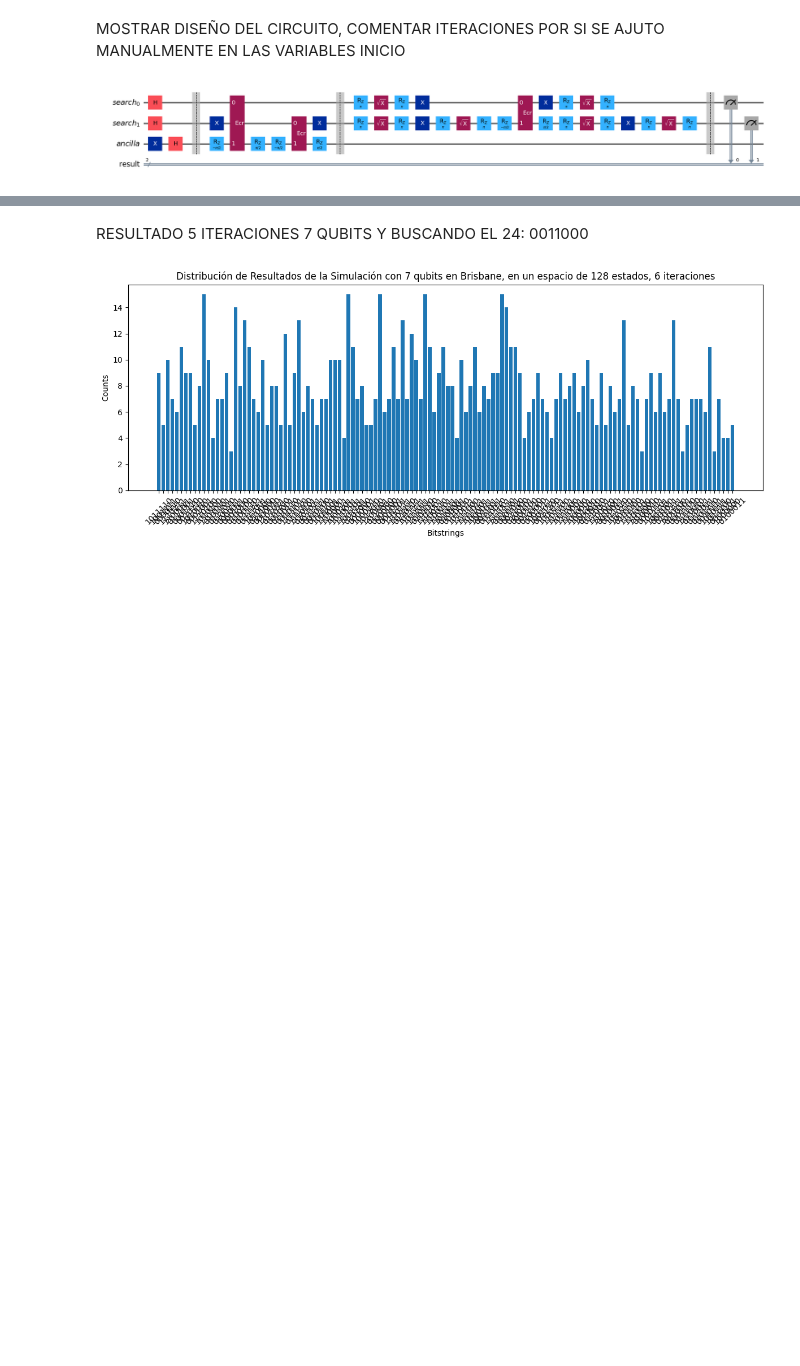
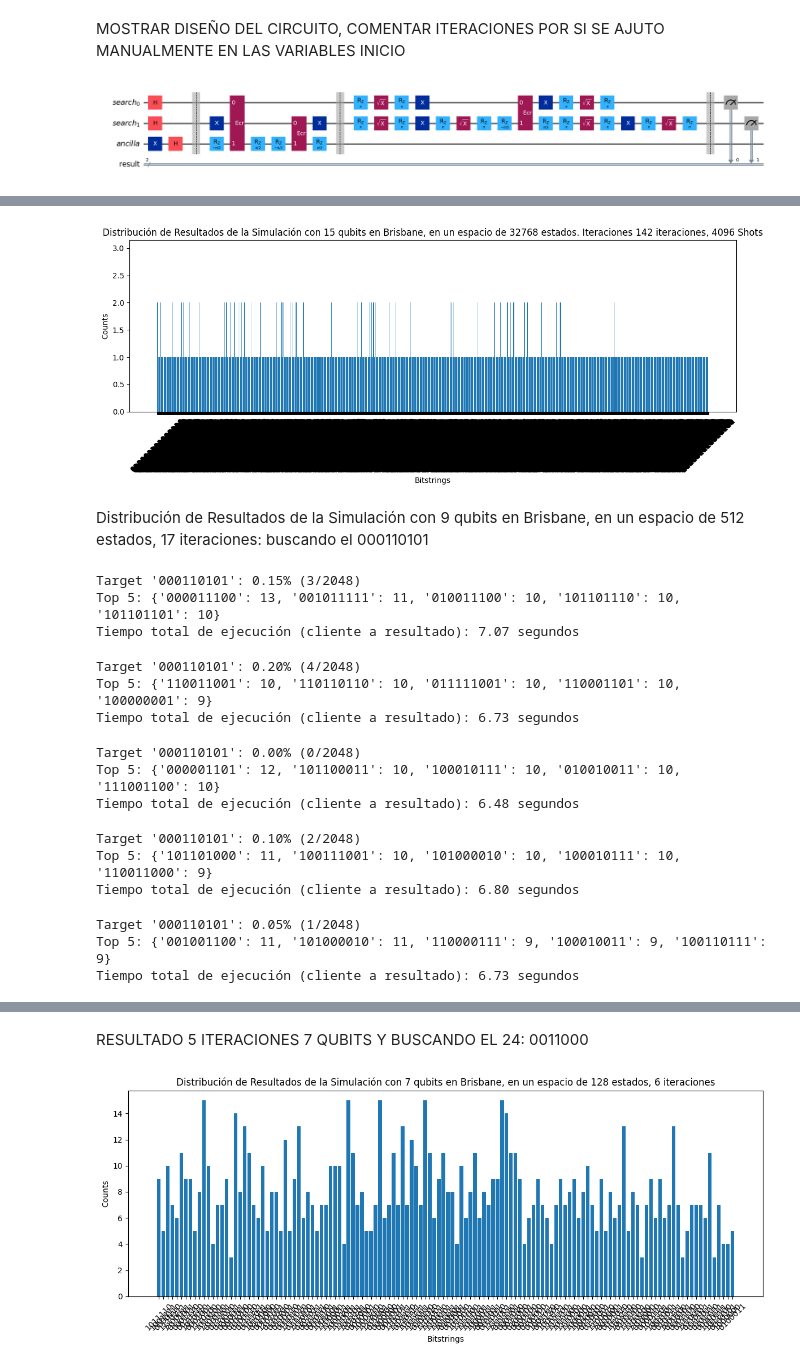
Before and after one commit to Stivenalp/Algoritmo-de-grover, a Jupyter notebook: grover_busqueda_ibm_brisbane.ipynb, the cells around one changed output, grey strips where cells are left out. Cells and saved outputs as stored; diff of their text form; code cells hidden in the pictures; blank space fills up the shorter version.

Commit message:
Cambios y 15 qubits

```diff
--- a/grover_busqueda_ibm_brisbane.ipynb
+++ b/grover_busqueda_ibm_brisbane.ipynb
@@ -1544,0 +1553,72 @@ Tiempo total de ejecución (cliente a resultado): 6.40 segundos
+# %%
+plt.figure(figsize=(12, 5))
+plt.bar(counts.keys(), counts.values())
+plt.xlabel('Bitstrings')
+plt.ylabel('Counts')
+plt.title('Distribución de Resultados de la Simulación con 15 qubits en Brisbane, en un espacio de 32768 estados. Iteraciones 142 iteraciones, 4096 Shots')
+plt.xticks(rotation=45)
+plt.tight_layout()
+plt.show()
+
+# Opcional: Histograma Qiskit (mejor para pocos estados)
+plot_histogram(counts, title=f'Grover n={n}, target={target_number}')
+plt.show()
+# %% [output]
+[figure, added]
+# %% [markdown]
+Distribución de Resultados de la Simulación con 9 qubits en Brisbane, en un espacio de 512 estados, 17 iteraciones: buscando el 000110101
+# %%
+# --- Verificación ---
+target_bitstring = format(target_number, f'0{n}b')
+prob_target = counts.get(target_bitstring, 0) / shots * 100
+print(f"Target '{target_bitstring}': {prob_target:.2f}% ({counts.get(target_bitstring, 0)}/{shots})")
+print("Top 5:", dict(sorted(counts.items(), key=lambda x: x[1], reverse=True)[:5]))
+print(f"Tiempo total de ejecución (cliente a resultado): {end_time - start_time:.2f} segundos")
+# %% [output]
+Target '000110101': 0.15% (3/2048)
+Top 5: {'000011100': 13, '001011111': 11, '010011100': 10, '101101110': 10, '101101101': 10}
+Tiempo total de ejecución (cliente a resultado): 7.07 segundos
+# %%
+# --- Verificación ---
+target_bitstring = format(target_number, f'0{n}b')
+prob_target = counts.get(target_bitstring, 0) / shots * 100
+print(f"Target '{target_bitstring}': {prob_target:.2f}% ({counts.get(target_bitstring, 0)}/{shots})")
+print("Top 5:", dict(sorted(counts.items(), key=lambda x: x[1], reverse=True)[:5]))
+print(f"Tiempo total de ejecución (cliente a resultado): {end_time - start_time:.2f} segundos")
+# %% [output]
+Target '000110101': 0.20% (4/2048)
+Top 5: {'110011001': 10, '110110110': 10, '011111001': 10, '110001101': 10, '100000001': 9}
+Tiempo total de ejecución (cliente a resultado): 6.73 segundos
+# %%
+# --- Verificación ---
+target_bitstring = format(target_number, f'0{n}b')
+prob_target = counts.get(target_bitstring, 0) / shots * 100
+print(f"Target '{target_bitstring}': {prob_target:.2f}% ({counts.get(target_bitstring, 0)}/{shots})")
+print("Top 5:", dict(sorted(counts.items(), key=lambda x: x[1], reverse=True)[:5]))
+print(f"Tiempo total de ejecución (cliente a resultado): {end_time - start_time:.2f} segundos")
+# %% [output]
+Target '000110101': 0.00% (0/2048)
+Top 5: {'000001101': 12, '101100011': 10, '100010111': 10, '010010011': 10, '111001100': 10}
+Tiempo total de ejecución (cliente a resultado): 6.48 segundos
+# %%
+# --- Verificación ---
+target_bitstring = format(target_number, f'0{n}b')
+prob_target = counts.get(target_bitstring, 0) / shots * 100
+print(f"Target '{target_bitstring}': {prob_target:.2f}% ({counts.get(target_bitstring, 0)}/{shots})")
+print("Top 5:", dict(sorted(counts.items(), key=lambda x: x[1], reverse=True)[:5]))
+print(f"Tiempo total de ejecución (cliente a resultado): {end_time - start_time:.2f} segundos")
+# %% [output]
+Target '000110101': 0.10% (2/2048)
+Top 5: {'101101000': 11, '100111001': 10, '101000010': 10, '100010111': 10, '110011000': 9}
+Tiempo total de ejecución (cliente a resultado): 6.80 segundos
+# %%
+# --- Verificación ---
+target_bitstring = format(target_number, f'0{n}b')
+prob_target = counts.get(target_bitstring, 0) / shots * 100
+print(f"Target '{target_bitstring}': {prob_target:.2f}% ({counts.get(target_bitstring, 0)}/{shots})")
+print("Top 5:", dict(sorted(counts.items(), key=lambda x: x[1], reverse=True)[:5]))
+print(f"Tiempo total de ejecución (cliente a resultado): {end_time - start_time:.2f} segundos")
+# %% [output]
+Target '000110101': 0.05% (1/2048)
+Top 5: {'001001100': 11, '101000010': 11, '110000111': 9, '100010011': 9, '100110111': 9}
+Tiempo total de ejecución (cliente a resultado): 6.73 segundos
```
Also changed, not shown: parts of 7 cells of this notebook.
